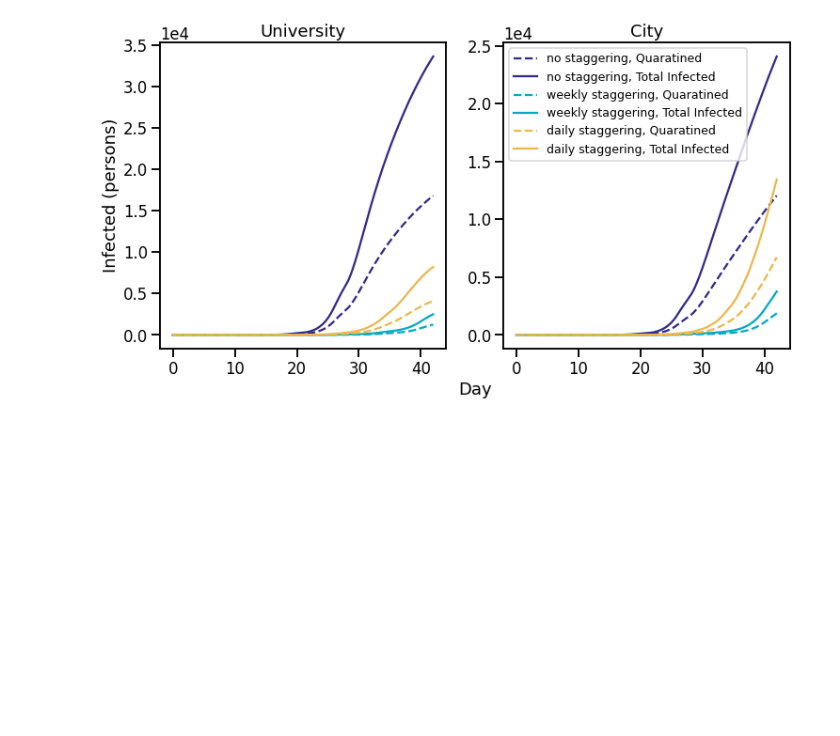
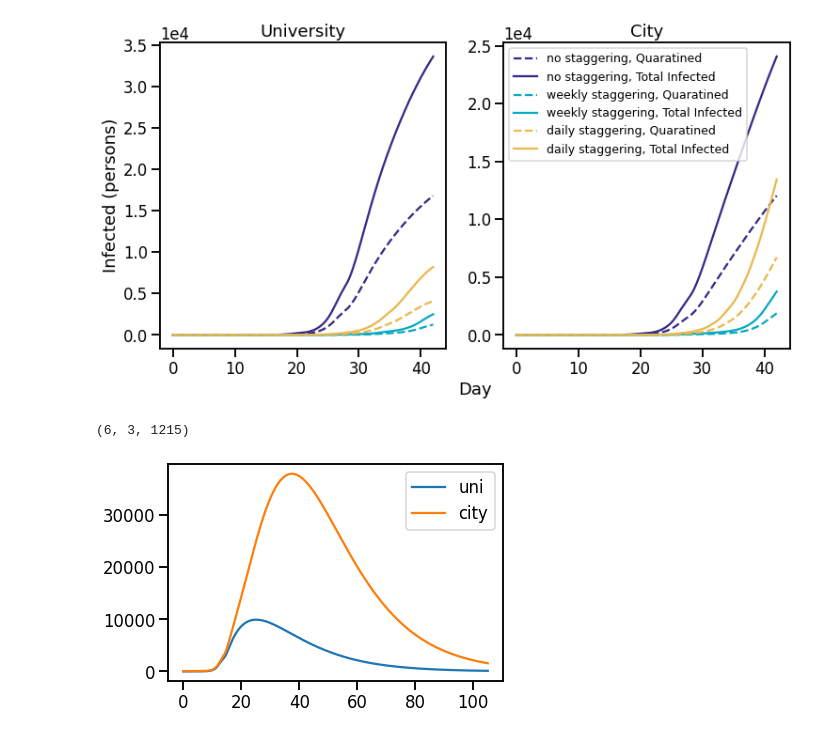
Before and after one commit to clairevalva/mcrn_multi_DA, a Jupyter notebook: multiscale_plot.ipynb, the cells around one changed output. Cells and saved outputs as stored; diff of their text form; code cells hidden in the pictures; blank space fills up the shorter version.

```diff
--- a/multiscale_plot.ipynb
+++ b/multiscale_plot.ipynb
@@ -542,3 +542,25 @@ plt.show()
 # %% [output]
 <Figure size 432x288 with 0 Axes>
 [figure]
+# %%
+# data
+data = np.load("multi_runs/multi_Q=0.0_csize=15_per=3_msize500_sch=none_coupling=1.0.npy", allow_pickle = True)
+# %%
+datats = [entry.t for entry in data]
+datays = [entry.y for entry in data]
+
+runt = np.concatenate(datats)
+runy = np.reshape(np.concatenate(datays, axis = -1), (6,3,np.size(runt)))
+# %%
+runy.shape
+# %% [output]
+(6, 3, 1215)
+# %%
+plt.clf()
+plt.plot(runt, runy[3,0], label = "uni")
+plt.plot(runt, np.add(runy[3,1],runy[3,0]) , label = "city")
+plt.legend()
+
+plt.show()
+# %% [output]
+[figure, added]
```
Also changed, not shown: parts of 19 cells of this notebook, 5 other files.
